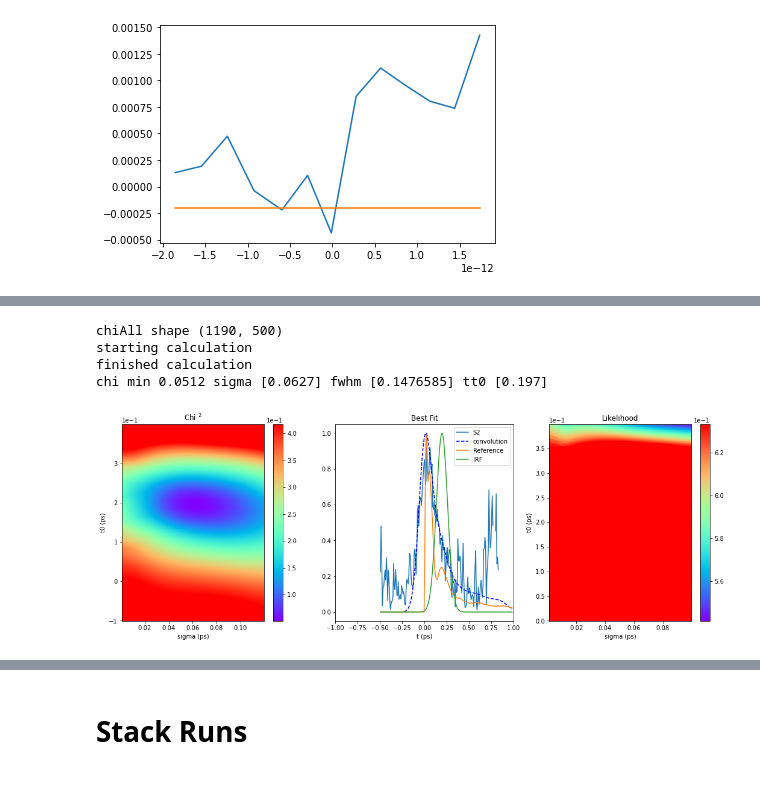
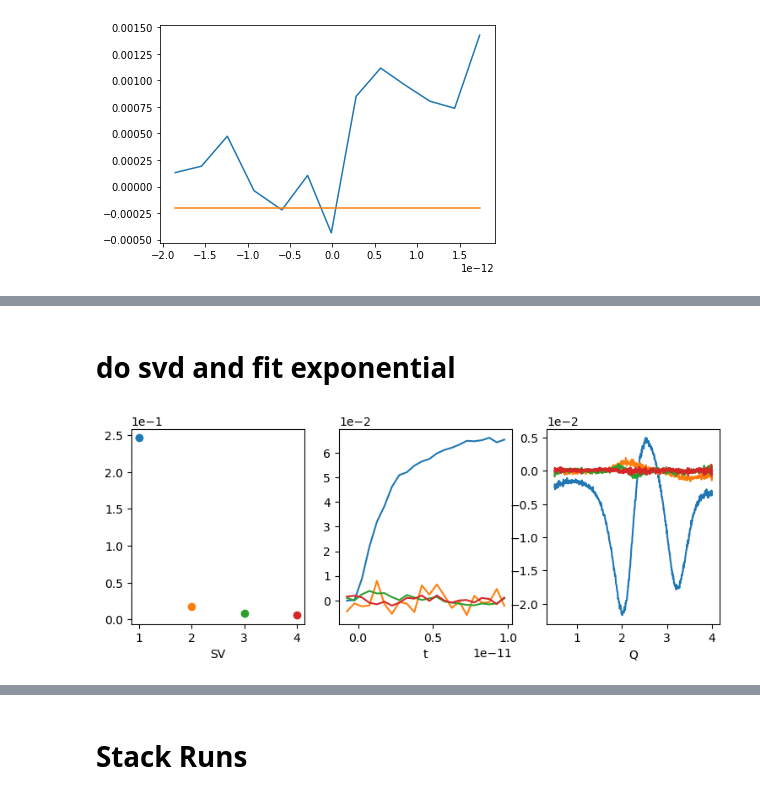
Before and after one commit to Solution-Phase-Chemistry/ReduceScatt, a Jupyter notebook: Master_XSS.ipynb, the cells around one changed output, grey strips where cells are left out. Drawn from its saved outputs; the diff is of its cells as text; code cells hidden in the pictures.

```diff
--- a/Master_XSS.ipynb
+++ b/Master_XSS.ipynb
@@ -400,20 +404,0 @@ x0= 0.0 fwhm 0.1884
-# %%
-runnum=71
-filepath=outpath+'/npy/'+exper+'_Run%04i_out.npy' %runnum
-# filepath='/cds/home/s/slraj/code/ScatteringCode/npy/xcsly3420_Run0120_out.npy'
-# filepath='/reg/d/psdm/xcs/xcsx51920/results/ReferenceData/xpp00316_water_data.npy'
-
-data= np.load(filepath,allow_pickle= True).item()
-print(data.keys())
-qs=data['qs']
-ts=data['xcenter']*1e12
-S2=data['S2']
-
-# qs=data['q'].squeeze()
-# ts=data['Delays'].squeeze()
-# S2=data['AllTTDelayS2'].T
-
-
-### load Castner reference OKE data####
-Castner=np.loadtxt('/cds/home/s/slraj/code/tools/ReferenceData/Castner1995figure4.dat',skiprows=3)
-print('Castner trange (ps)',np.nanmin(Castner[:,0]),np.nanmax(Castner[:,0]))
@@ -434,13 +405,2 @@ S2slice,S2slice_std=IRFprep(S2,qs=qs,ts=ts,ref=Castner[:300,1],tref=Castner[:300
-# %%
-sigmaL=np.arange(0.001,0.12,0.0001)
-tt0L=np.arange(-0.1,0.4,0.001)
-trange=(-.4,0.9)
-
-chiAll,likeAll=doIRFfit(S2slice,S2slice_std,qs=qs,ts=ts,ref=Castner[:300,1],tref=Castner[:300,0],
-                        tt0L=tt0L,sigmaL=sigmaL,trange=trange)
-# %% [output]
-chiAll shape (1190, 500)
-starting calculation
-finished calculation
-chi min 0.0512 sigma [0.0627] fwhm [0.1476585] tt0 [0.197]
-[figure, removed]
+# %% [markdown]
+# do svd and fit exponential
@@ -446,0 +413,9 @@ chi min 0.0512 sigma [0.0627] fwhm [0.1476585] tt0 [0.197]
+# %%
+trange=(-1.e-12,10e-12)
+goodt=np.nonzero((trange[0]<ts) & (ts<trange[1]))
+qrange=(0.5,4)
+goodq=np.nonzero((qrange[0]<qs) & (qs<qrange[1]))
+
+ss,ww,tt=do_svd_protected(qs[goodq],ts[goodt],S0[goodt,:].squeeze()[:,goodq].squeeze(),n=4,smooth=None,showplot=True, fig=None, sub=None,logscan=False)
+# %% [output]
+[figure, added]
```
Also changed, not shown: parts of 15 cells of this notebook.
